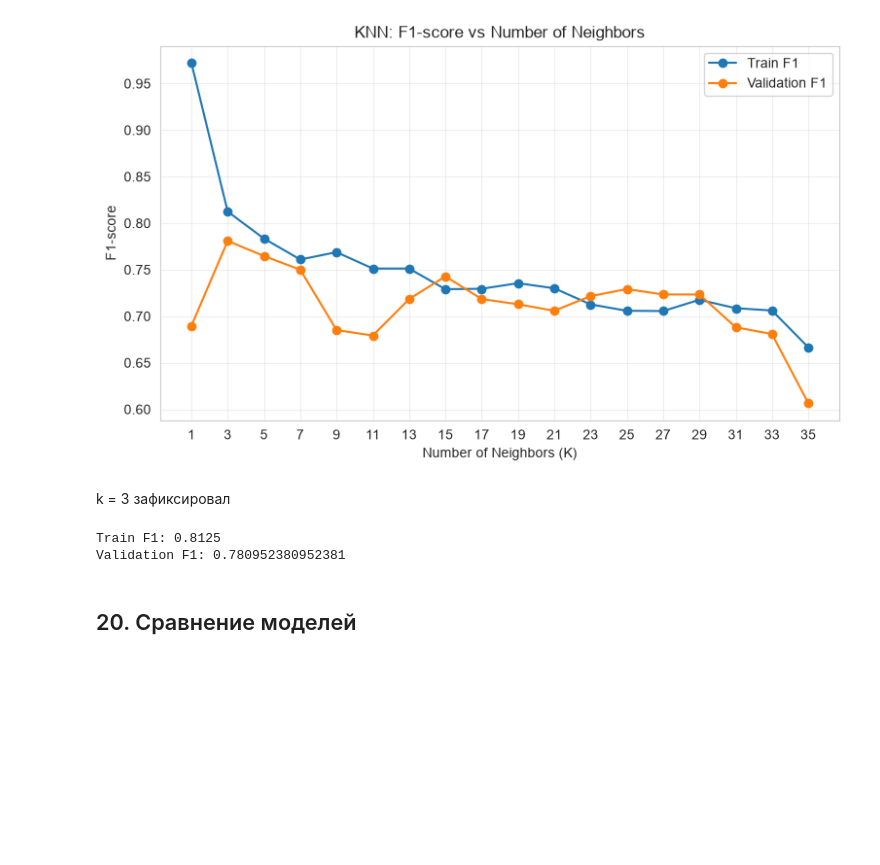
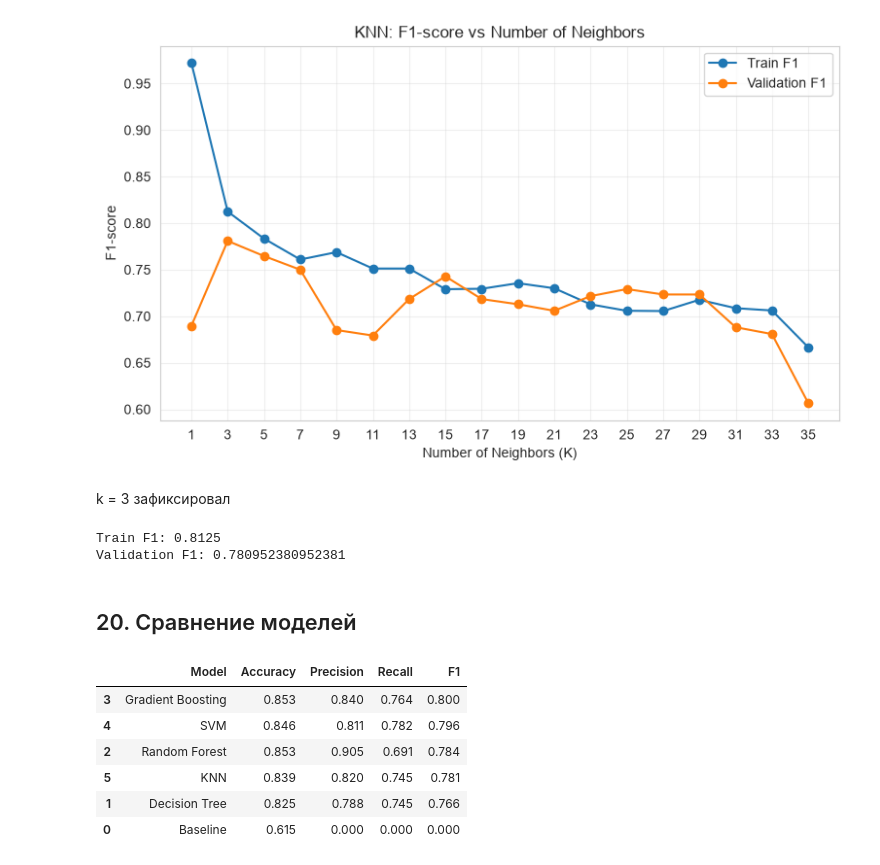
Before and after one commit to ArtYou23/ml_course_mai, a Jupyter notebook: classification/titanic.ipynb, the cells around one changed output. Cells and saved outputs as stored; diff of their text form; code cells hidden in the pictures; blank space fills up the shorter version.

```diff
--- a/classification/titanic.ipynb
+++ b/classification/titanic.ipynb
@@ -640,3 +640,37 @@ Train F1: 0.8125
 Validation F1: 0.780952380952381
 # %% [markdown]
 ## 20. Сравнение моделей
+# %%
+predictions = {
+    "Baseline": baseline_pred,
+    "Decision Tree": tree_pred,
+    "Random Forest": forest_pred,
+    "Gradient Boosting": boosting_pred,
+    "SVM": svm_pred,
+    "KNN": knn_pred
+}
+
+results = []
+
+for name, pred in predictions.items():
+    results.append({
+        "Model": name,
+        "Accuracy": accuracy_score(y_val, pred),
+        "Precision": precision_score(y_val, pred, zero_division=0),
+        "Recall": recall_score(y_val, pred),
+        "F1": f1_score(y_val, pred)
+    })
+
+val_table = pd.DataFrame(results).sort_values(
+    "F1", ascending=False
+)
+
+display(val_table.round(3))
+# %% [output]
+|  | Model | Accuracy | Precision | Recall | F1 |
+| 3 | Gradient Boosting | 0.853 | 0.840 | 0.764 | 0.800 |
+| 4 | SVM | 0.846 | 0.811 | 0.782 | 0.796 |
+| 2 | Random Forest | 0.853 | 0.905 | 0.691 | 0.784 |
+| 5 | KNN | 0.839 | 0.820 | 0.745 | 0.781 |
+| 1 | Decision Tree | 0.825 | 0.788 | 0.745 | 0.766 |
+| 0 | Baseline | 0.615 | 0.000 | 0.000 | 0.000 |
```
Also changed, not shown: parts of 7 cells of this notebook.
